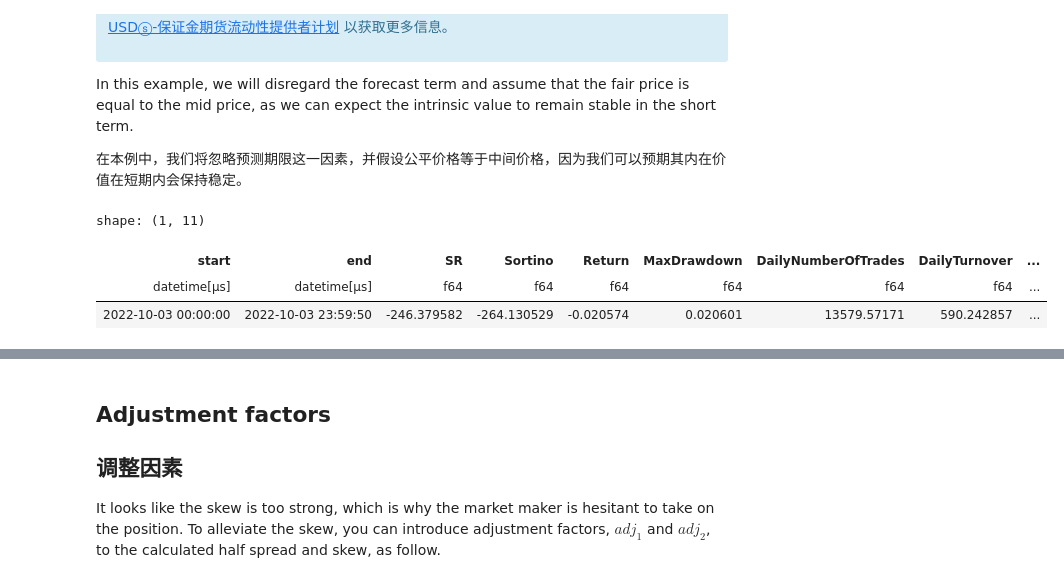
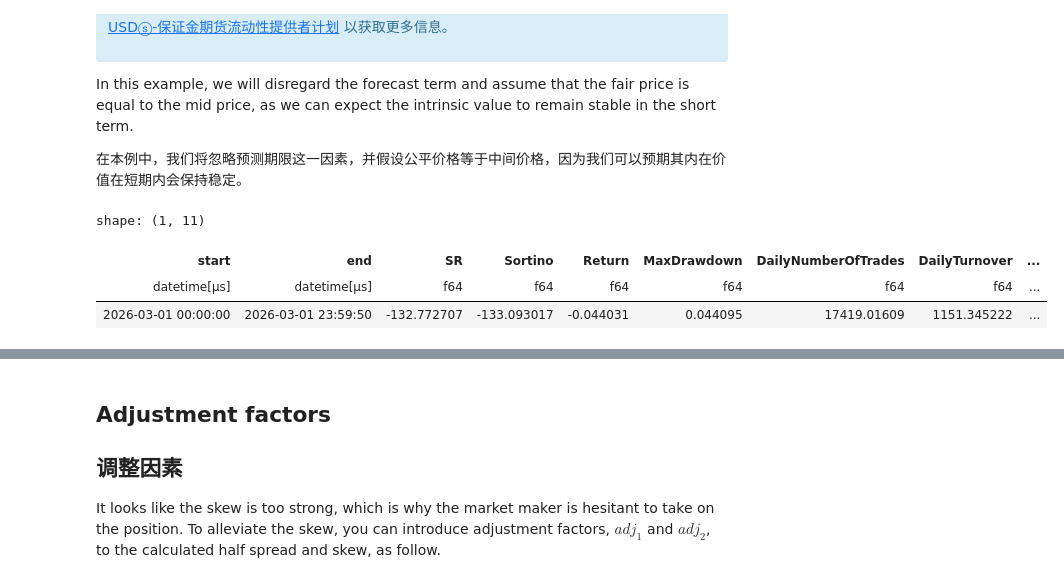
Before and after one commit to Hemingway-ai/hftbacktest, a Jupyter notebook: examples/GLFT Market Making Model and Grid Trading.ipynb, the cells around one changed output, grey strips where cells are left out. Cells and saved outputs as stored; diff of their text form; code cells hidden in the pictures.

```diff
--- a/examples/GLFT Market Making Model and Grid Trading.ipynb
+++ b/examples/GLFT Market Making Model and Grid Trading.ipynb
@@ -196,12 +196,12 @@ from hftbacktest import BacktestAsset, ROIVectorMarketDepthBacktest
 asset = (
     BacktestAsset()
         .data([
-            'data/ethusdt_20221003.npz'
+            'usdm/ethusdc_20260301.npz'
         ])
-        .initial_snapshot('data/ethusdt_20221002_eod.npz')
+        .initial_snapshot('usdm/ethusdc_20260228_eod.npz')
         .linear_asset(1.0)
         .intp_order_latency([
-            'latency/feed_latency_20221003.npz'
+            'usdm/feed_latency_ethusdc_20260301.npz'
         ])
         .power_prob_queue_model(2.0)
         .no_partial_fill_exchange()
@@ -533,35 +533,35 @@ from hftbacktest.stats import LinearAssetRecord
 asset = (
     BacktestAsset()
         .data([
-            'data/ethusdt_20221003.npz'
+            'usdm/ethusdc_20260301.npz'
         ])
-        .initial_snapshot('data/ethusdt_20221002_eod.npz')
+        .initial_snapshot('usdm/ethusdc_20260228_eod.npz')
         .linear_asset(1.0)
         .intp_order_latency([
-            'latency/feed_latency_20221003.npz'
+            'usdm/feed_latency_ethusdc_20260301.npz'
         ])
         .power_prob_queue_model(2.0)
         .no_partial_fill_exchange()
         .trading_value_fee_model(-0.00005, 0.0007)
         .tick_size(0.01)
         .lot_size(0.001)
         .roi_lb(0.0)
         .roi_ub(3000.0)
         .last_trades_capacity(10000)
 )
 
 hbt = ROIVectorMarketDepthBacktest([asset])
 
 recorder = Recorder(1, 5_000_000)
 
 out = glft_market_maker(hbt, recorder.recorder)
 
 hbt.close()
 
 stats = LinearAssetRecord(recorder.get(0)).stats(book_size=30_000)
 stats.summary()
 # %% [output]
 shape: (1, 11)
 | start | end | SR | Sortino | Return | MaxDrawdown | DailyNumberOfTrades | DailyTurnover | ... |
 | datetime[μs] | datetime[μs] | f64 | f64 | f64 | f64 | f64 | f64 | ... |
-| 2022-10-03 00:00:00 | 2022-10-03 23:59:50 | -246.379582 | -264.130529 | -0.020574 | 0.020601 | 13579.57171 | 590.242857 | ... |
+| 2026-03-01 00:00:00 | 2026-03-01 23:59:50 | -132.772707 | -133.093017 | -0.044031 | 0.044095 | 17419.01609 | 1151.345222 | ... |
```
Also changed, not shown: parts of 18 cells of this notebook, 1 other file.
